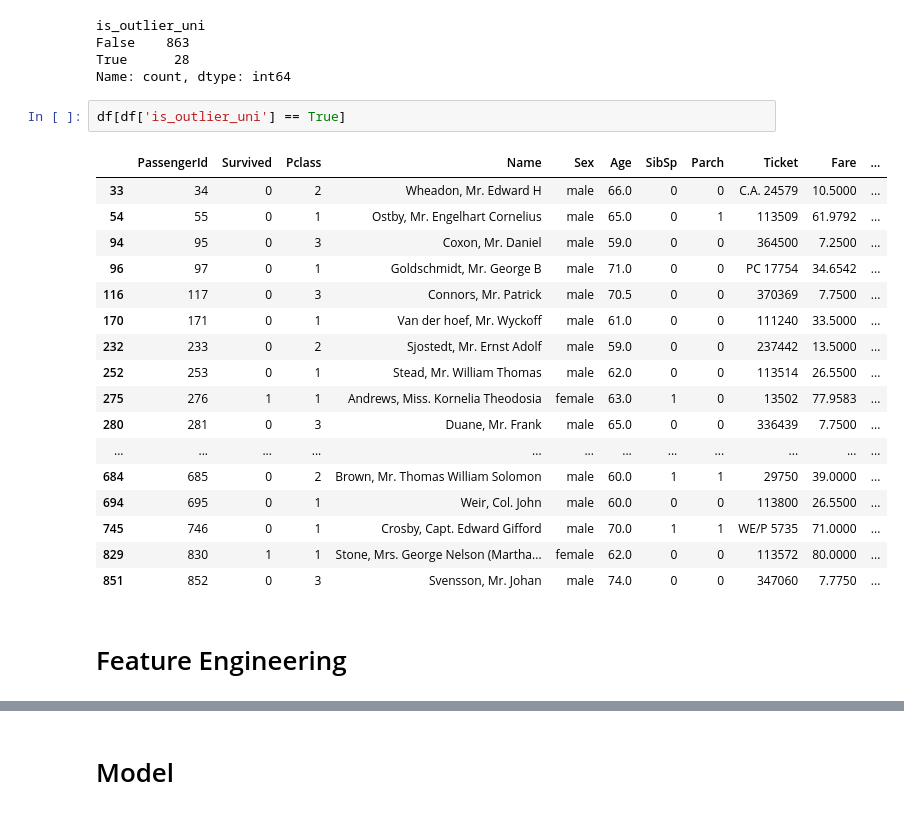
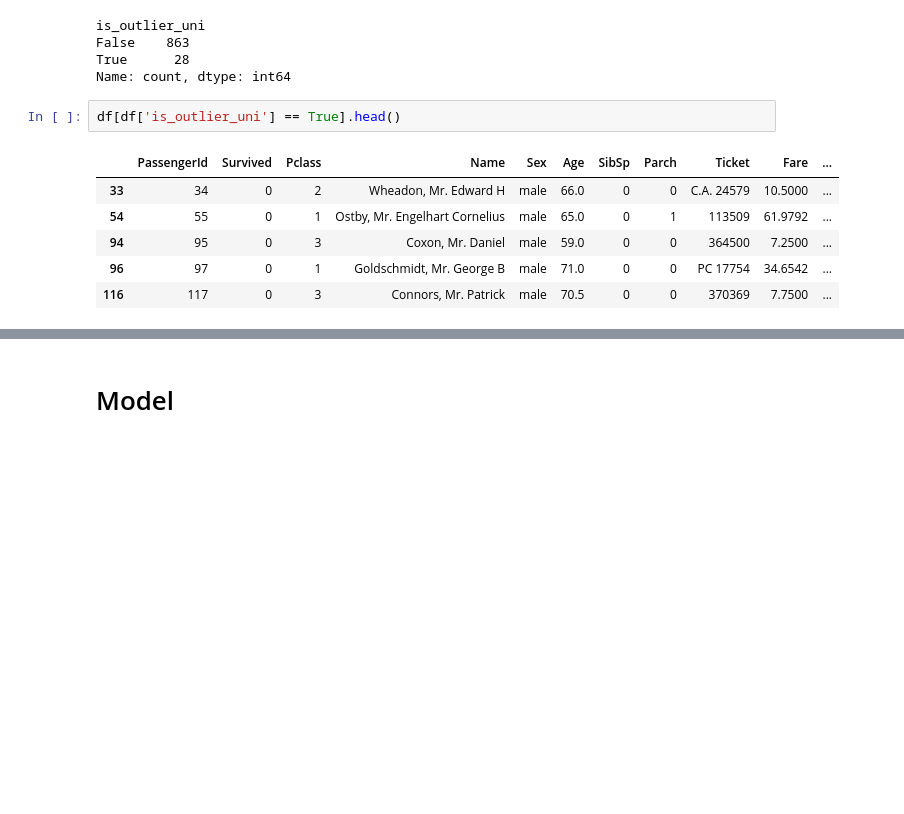
Before and after one commit to carlospereav/Kaggle-Competitions, a Jupyter notebook: Titanic/titanic.ipynb, the cells around one changed output, grey strips where cells are left out. Cells and saved outputs as stored; diff of their text form; blank space fills up the shorter version.

```diff
--- a/Titanic/titanic.ipynb
+++ b/Titanic/titanic.ipynb
@@ -348,24 +355,11 @@ False    863
 True      28
 Name: count, dtype: int64
 # %%
-df[df['is_outlier_uni'] == True]
+df[df['is_outlier_uni'] == True].head()
 # %% [output]
 |  | PassengerId | Survived | Pclass | Name | Sex | Age | SibSp | Parch | Ticket | Fare | ... |
 | 33 | 34 | 0 | 2 | Wheadon, Mr. Edward H | male | 66.0 | 0 | 0 | C.A. 24579 | 10.5000 | ... |
 | 54 | 55 | 0 | 1 | Ostby, Mr. Engelhart Cornelius | male | 65.0 | 0 | 1 | 113509 | 61.9792 | ... |
 | 94 | 95 | 0 | 3 | Coxon, Mr. Daniel | male | 59.0 | 0 | 0 | 364500 | 7.2500 | ... |
 | 96 | 97 | 0 | 1 | Goldschmidt, Mr. George B | male | 71.0 | 0 | 0 | PC 17754 | 34.6542 | ... |
 | 116 | 117 | 0 | 3 | Connors, Mr. Patrick | male | 70.5 | 0 | 0 | 370369 | 7.7500 | ... |
-| 170 | 171 | 0 | 1 | Van der hoef, Mr. Wyckoff | male | 61.0 | 0 | 0 | 111240 | 33.5000 | ... |
-| 232 | 233 | 0 | 2 | Sjostedt, Mr. Ernst Adolf | male | 59.0 | 0 | 0 | 237442 | 13.5000 | ... |
-| 252 | 253 | 0 | 1 | Stead, Mr. William Thomas | male | 62.0 | 0 | 0 | 113514 | 26.5500 | ... |
-| 275 | 276 | 1 | 1 | Andrews, Miss. Kornelia Theodosia | female | 63.0 | 1 | 0 | 13502 | 77.9583 | ... |
-| 280 | 281 | 0 | 3 | Duane, Mr. Frank | male | 65.0 | 0 | 0 | 336439 | 7.7500 | ... |
-| ... | ... | ... | ... | ... | ... | ... | ... | ... | ... | ... | ... |
-| 684 | 685 | 0 | 2 | Brown, Mr. Thomas William Solomon | male | 60.0 | 1 | 1 | 29750 | 39.0000 | ... |
-| 694 | 695 | 0 | 1 | Weir, Col. John | male | 60.0 | 0 | 0 | 113800 | 26.5500 | ... |
-| 745 | 746 | 0 | 1 | Crosby, Capt. Edward Gifford | male | 70.0 | 1 | 1 | WE/P 5735 | 71.0000 | ... |
-| 829 | 830 | 1 | 1 | Stone, Mrs. George Nelson (Martha... | female | 62.0 | 0 | 0 | 113572 | 80.0000 | ... |
-| 851 | 852 | 0 | 3 | Svensson, Mr. Johan | male | 74.0 | 0 | 0 | 347060 | 7.7750 | ... |
-# %% [markdown]
-# Feature Engineering
```
Also changed, not shown: parts of 18 cells of this notebook, 1 other file.
